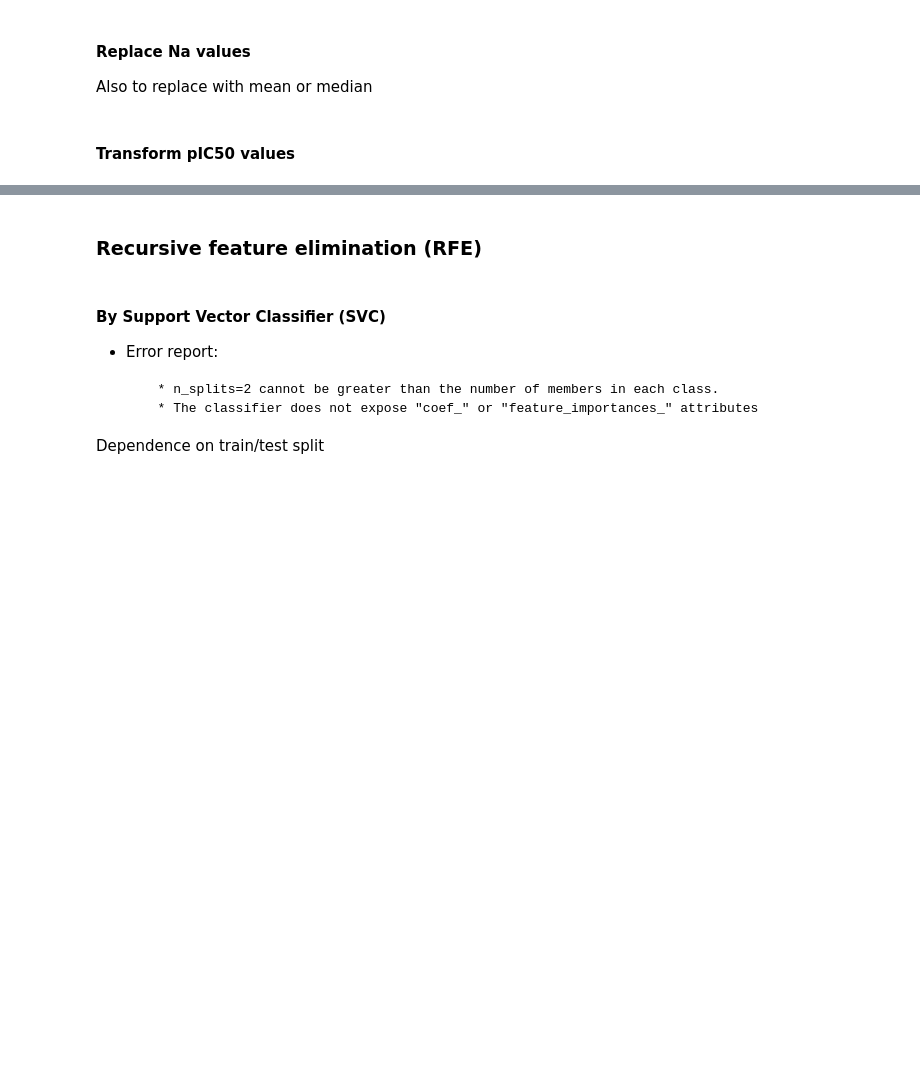
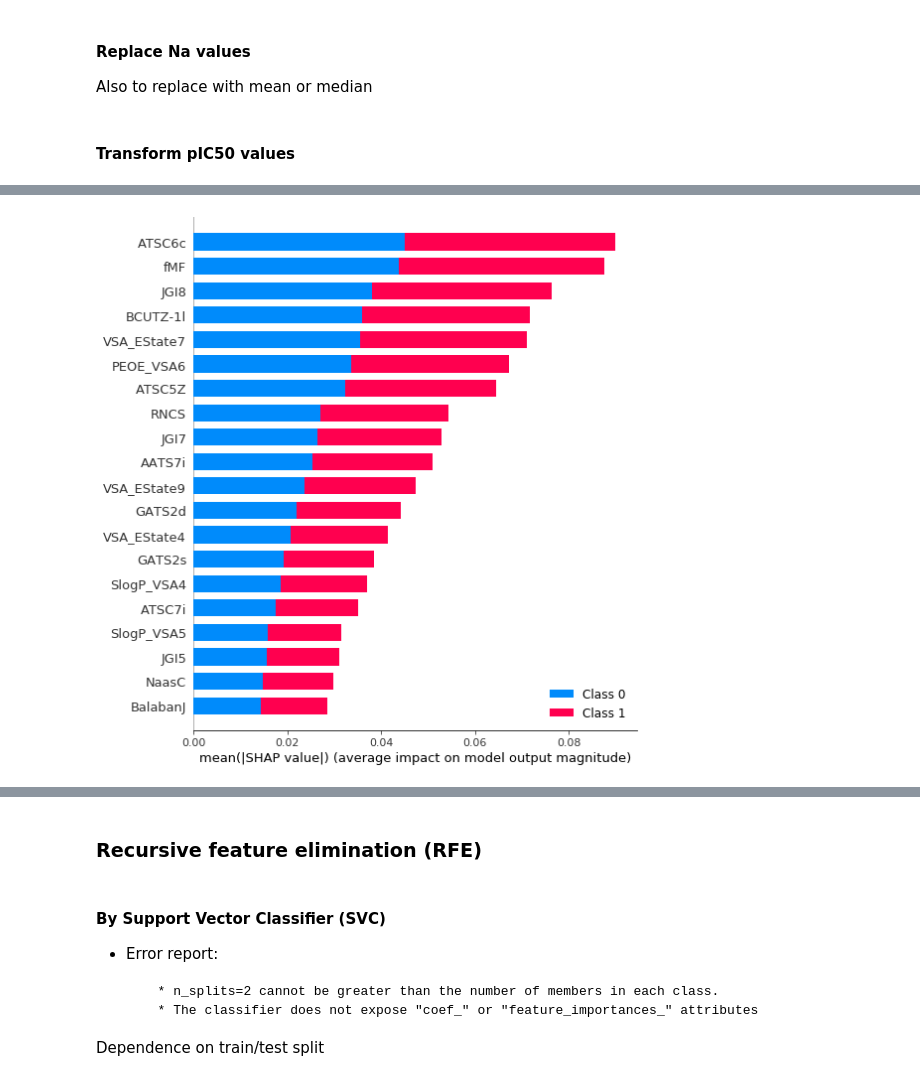
Before and after one commit to AlexisMolinaMR/PeleAI, a Jupyter notebook: PeleAI/descriptors/Descriptors_curation_to_ML.ipynb, the cells around one changed output, grey strips where cells are left out. Drawn from its saved outputs; the diff is of its cells as text; code cells hidden in the pictures; blank space fills up the shorter version.

```diff
--- a/PeleAI/descriptors/Descriptors_curation_to_ML.ipynb
+++ b/PeleAI/descriptors/Descriptors_curation_to_ML.ipynb
@@ -308,0 +377,3 @@ df_ic50_test_enc.to_csv("ic50_test_enc.csv")
+# %%
+model = RandomForestClassifier(random_state=101)
+model.fit(train, ic50_train_enc)
@@ -308,0 +388,5 @@ df_ic50_test_enc.to_csv("ic50_test_enc.csv")
+# %%
+shap_values = shap.TreeExplainer(model).shap_values(train)
+shap.summary_plot(shap_values, train, plot_type="bar")
+# %% [output]
+[figure, added]
```
Also changed, not shown: parts of 109 cells of this notebook, 11 other files.
